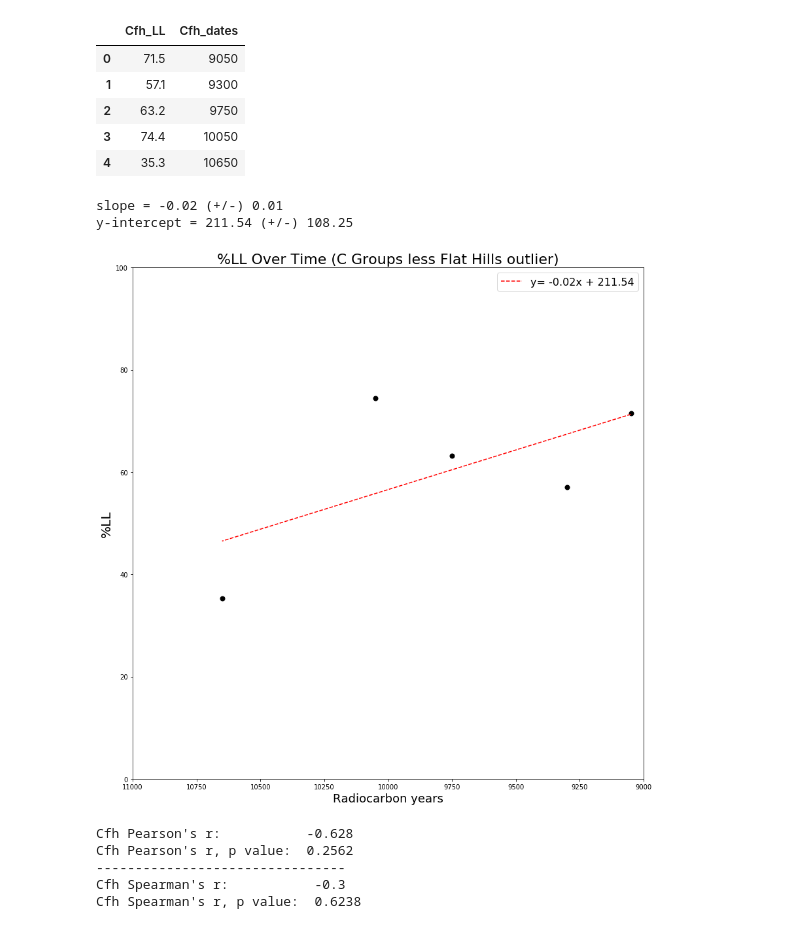
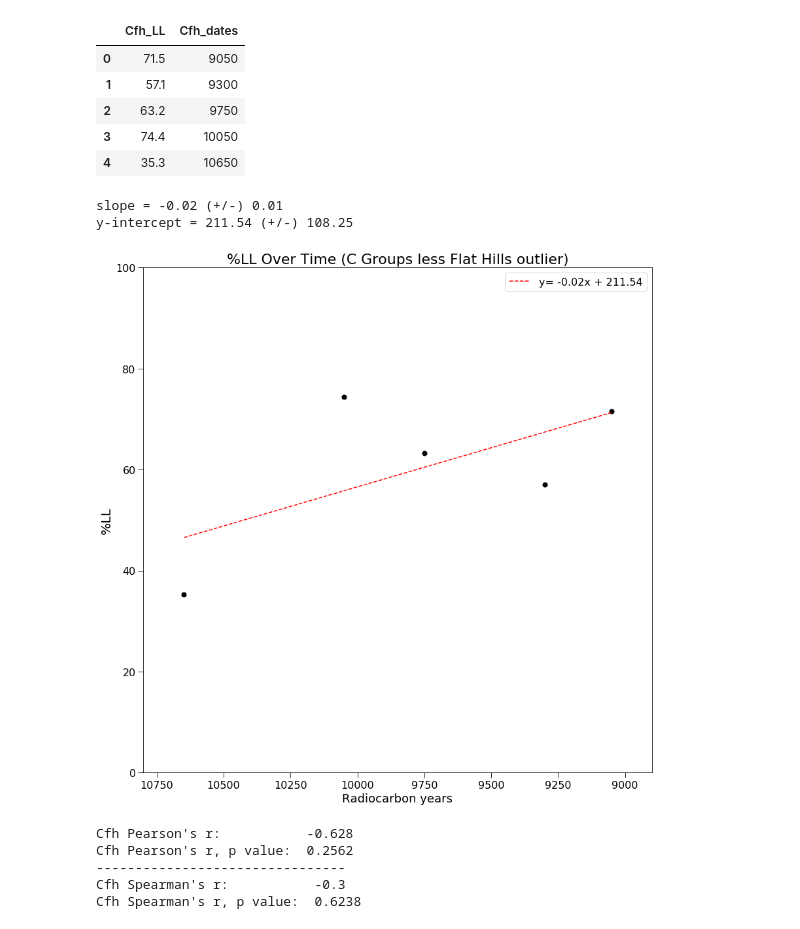
Before and after one commit to davehunt00/dhunt00_dissertation, a Jupyter notebook: Discoverability/notebooks/Landscape Learning - C Groups statistical tests.ipynb, the cells around one changed output. Saved outputs shown, nothing was run; the diff lists cells and outputs as text; code cells hidden in the pictures.

```diff
--- a/Discoverability/notebooks/Landscape Learning - C Groups statistical tests.ipynb
+++ b/Discoverability/notebooks/Landscape Learning - C Groups statistical tests.ipynb
@@ -1875,34 +1876,35 @@ Cfh_df
 # %%
 fig = plt.figure(figsize=(12,12))
 gs = GridSpec(1,1)
 ax1 = fig.add_subplot(gs[0])
 
 ax1.plot(Cfh_df.Cfh_dates, Cfh_df.Cfh_LL, "ko", markersize=7)
 
 # popt_linear: this contains the fitting parameters
 # pcov_linear: estimated covariance of the fitting paramters
 popt_linear, pcov_linear = scipy.optimize.curve_fit(linear, Cfh_df.Cfh_dates, Cfh_df.Cfh_LL)
 perr_linear = np.sqrt(np.diag(pcov_linear))
 print ("slope = %0.2f (+/-) %0.2f" % (popt_linear[0], perr_linear[0]))
 print( "y-intercept = %0.2f (+/-) %0.2f" %(popt_linear[1], perr_linear[1]))
 
 ax1.plot(Cfh_df.Cfh_dates, linear(Cfh_df.Cfh_dates, *popt_linear), 'r--', label="y= %0.2fx + %0.2f" % (popt_linear[0], popt_linear[1]))
 
-ax1.set_xlim(11000,9000)
+ax1.set_xlim(10800,8900)
 ax1.set_ylim(0,100)
 
 ax1.set_title("%LL Over Time (C Groups less Flat Hills outlier)", fontsize=22)
 ax1.set_ylabel("%LL",  fontsize=20)
 ax1.set_xlabel("Radiocarbon years",  fontsize=18)
 ax1.legend(loc='best', fontsize=16)
-
+ax1.tick_params(axis='both',which='major', direction="out", bottom="on", length=8, labelsize=16)
+ax1.tick_params(axis='both',which='minor', direction="out", bottom="on", length=5, labelsize=16)
 fig.tight_layout()
 
 plt.savefig('Cfh LL.png')
 # %% [output]
 slope = -0.02 (+/-) 0.01
 y-intercept = 211.54 (+/-) 108.25
-[figure, old version]
+[figure, new version]
 # %%
 Cfh_pearson_r, Cfh_pearson_r_pval = stats.pearsonr(Cfh_LL, Cfh_dates)
 print("Cfh Pearson's r:          ", str(round(Cfh_pearson_r, 3)))
```
Also changed, not shown: parts of 13 cells of this notebook, 1 other file.
